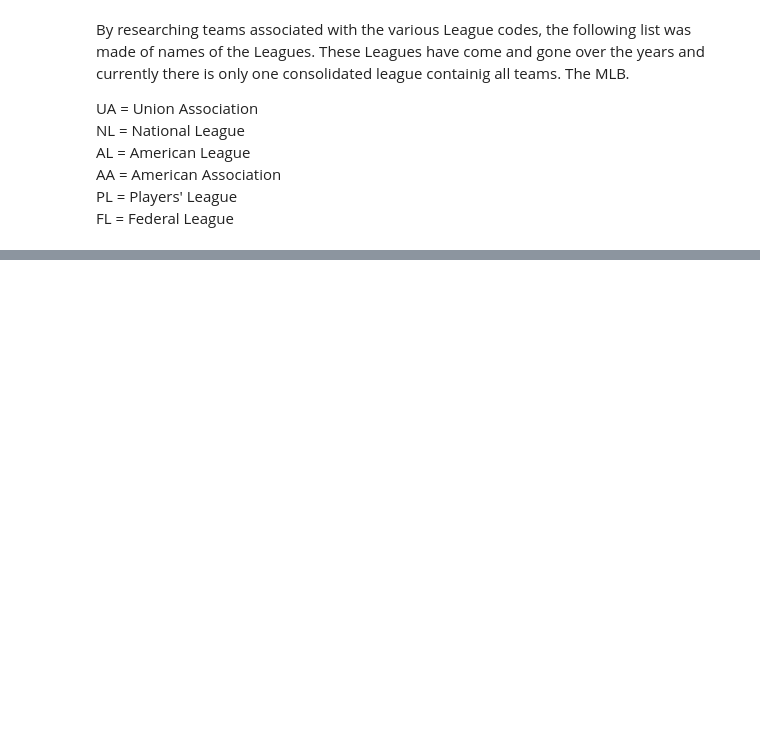
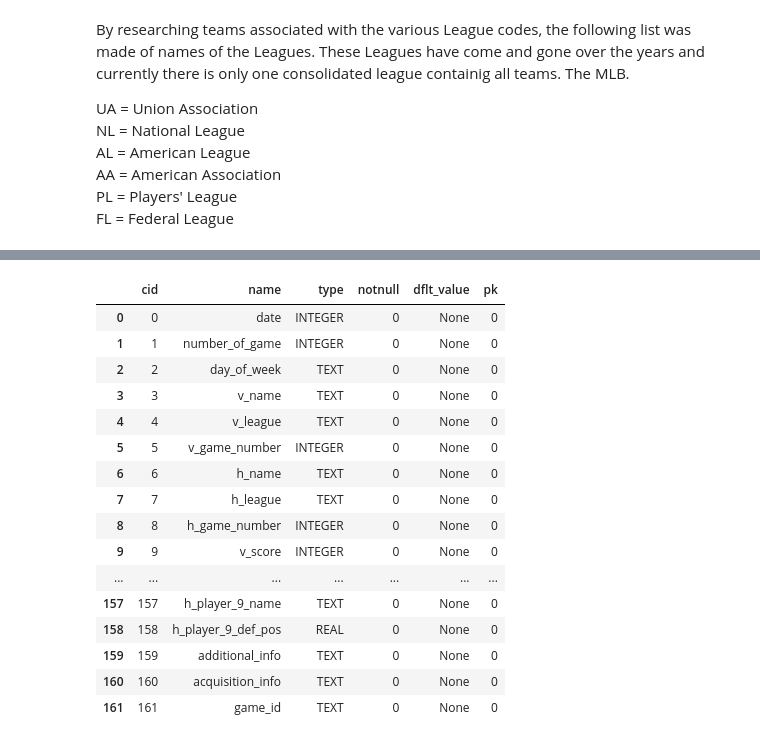
Before and after one commit to Adam-Klaum/dq_gamelog, a Jupyter notebook: Basics.ipynb, the cells around one changed output, grey strips where cells are left out. Cells and saved outputs as stored; diff of their text form; code cells hidden in the pictures; blank space fills up the shorter version.

```diff
--- a/Basics.ipynb
+++ b/Basics.ipynb
@@ -225,0 +271,26 @@ FL = Federal League<br>
+# %%
+q = '''
+
+PRAGMA table_info(game_log)
+
+'''
+
+run_query(q)
+# %% [output]
+|  | cid | name | type | notnull | dflt_value | pk |
+| 0 | 0 | date | INTEGER | 0 | None | 0 |
+| 1 | 1 | number_of_game | INTEGER | 0 | None | 0 |
+| 2 | 2 | day_of_week | TEXT | 0 | None | 0 |
+| 3 | 3 | v_name | TEXT | 0 | None | 0 |
+| 4 | 4 | v_league | TEXT | 0 | None | 0 |
+| 5 | 5 | v_game_number | INTEGER | 0 | None | 0 |
+| 6 | 6 | h_name | TEXT | 0 | None | 0 |
+| 7 | 7 | h_league | TEXT | 0 | None | 0 |
+| 8 | 8 | h_game_number | INTEGER | 0 | None | 0 |
+| 9 | 9 | v_score | INTEGER | 0 | None | 0 |
+| ... | ... | ... | ... | ... | ... | ... |
+| 157 | 157 | h_player_9_name | TEXT | 0 | None | 0 |
+| 158 | 158 | h_player_9_def_pos | REAL | 0 | None | 0 |
+| 159 | 159 | additional_info | TEXT | 0 | None | 0 |
+| 160 | 160 | acquisition_info | TEXT | 0 | None | 0 |
+| 161 | 161 | game_id | TEXT | 0 | None | 0 |
```
Also changed, not shown: parts of 49 cells of this notebook, 9 other files.
